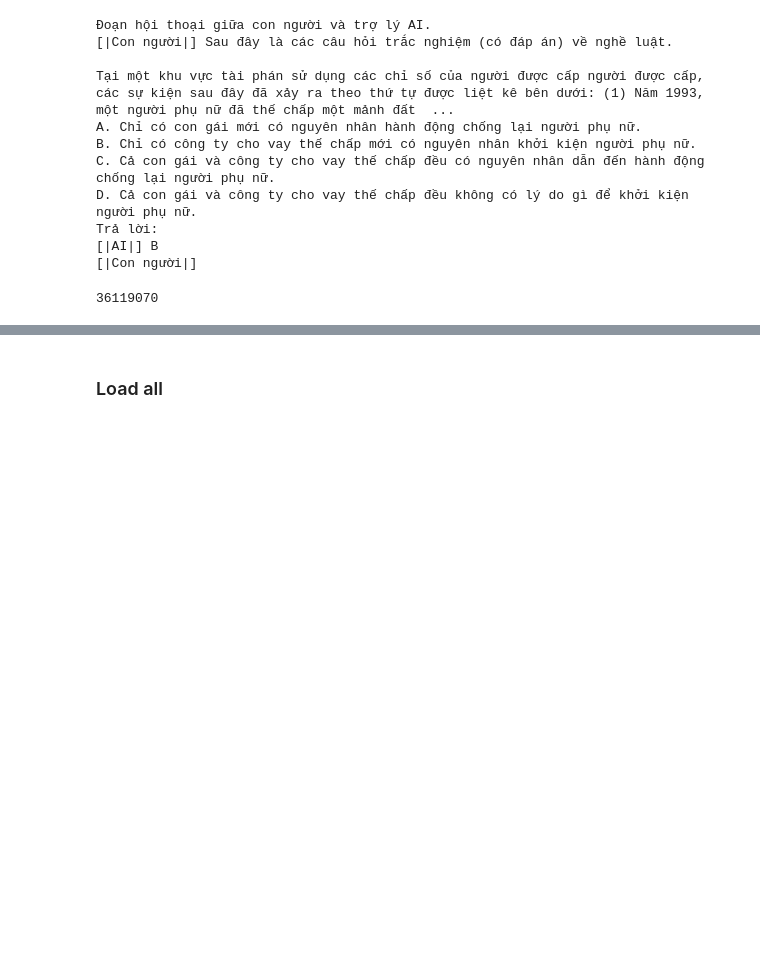
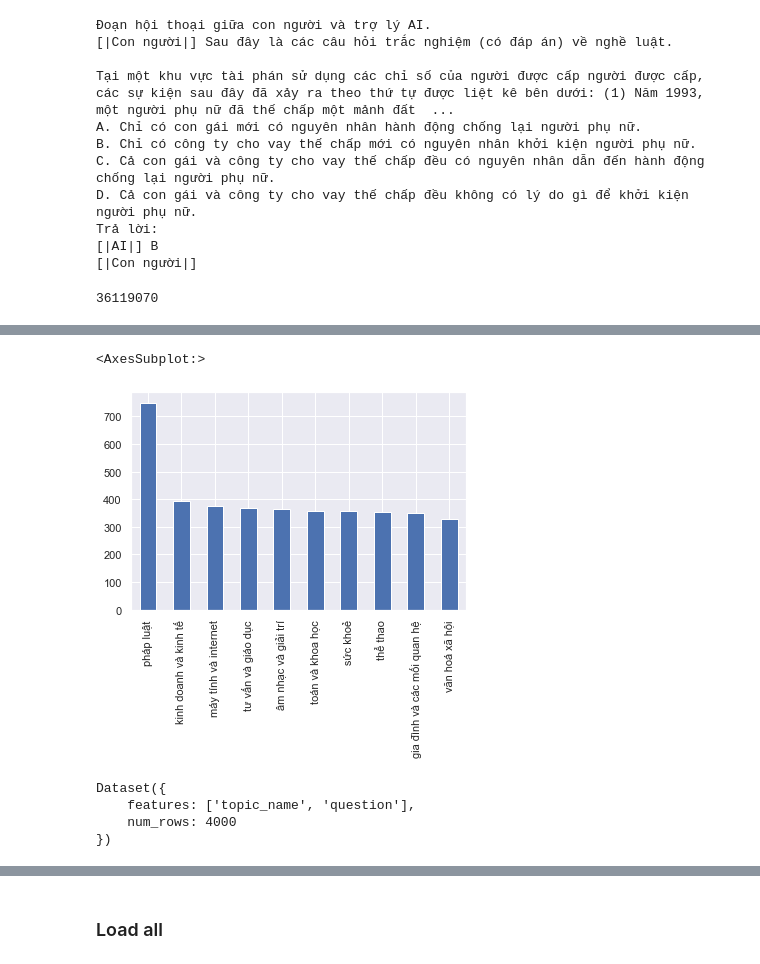
Before and after one commit to HoangHoang1408/viettel_phase_2, a Jupyter notebook: code/ipynb_files/check_data/checkdata2.ipynb, the cells around one changed output, grey strips where cells are left out. Cells and saved outputs as stored; diff of their text form; code cells hidden in the pictures; blank space fills up the shorter version.

```diff
--- a/code/ipynb_files/check_data/checkdata2.ipynb
+++ b/code/ipynb_files/check_data/checkdata2.ipynb
@@ -521,0 +625,9 @@ temp_orca.shuffle().select(range(30000)).to_json('../../../data/training_14_8/or
+# %%
+text = "Cuộc trò chuyện giữa con người và trợ lý AI.\n"
+def mapper(x):
+    return {
+        'input': text,
+        'output': x['conversation'].removeprefix(text) + '\n[|Con người|]'
+    }
+
+temp_wivi = wivi.map(mapper, batched=False, remove_columns=wivi.column_names)
@@ -546,7 +681,7 @@ str("Hello from hoang").find("hoang")
 # %% [output]
 11
 # %%
-template1 = "Dưới đây là đoạn hội thoại giữa con người và AI, cuối đoạn hội thoại là câu hỏi mới người dùng đặt ra cần được trả lời bằng cách tìm kiếm thông tin nằm trong cơ sở tri thức chung. Hãy sinh ra câu truy vấn phù hợp với đoạn hội thoại và câu hỏi mới của người dùng.\nĐoạn hội thoại:\n{conversation}\nCâu truy vần: "
+template1 = "Dưới đây là đoạn hội thoại giữa con người và AI, cuối đoạn hội thoại là câu hỏi mới người dùng đặt ra cần được trả lời bằng cách tìm kiếm thông tin nằm trong cơ sở tri thức chung. Hãy sinh ra câu truy vấn phù hợp với đoạn hội thoại và câu hỏi mới của người dùng.\nĐoạn hội thoại:\n{conversation}\nCâu truy vấn: "
 
 def mapper(x):
     ip = template1.format(
@@ -614,9 +748,10 @@ pprint(temp['gpt_translated'])
 # %%
-template1 = "Cuộc trò chuyện giữa con người và trợ lý AI.\n[|Con người|] {human}\n[|AI|] "
+text = "Cuộc trò chuyện giữa con người và trợ lý AI.\n"
 def mapper(x):
+    index = x['conversations_translated'].find('[|AI|]')
     return {
-        'input': template1.format(human=x['human_translated']),
-        'output': x['gpt_translated'] + '\n[|Con người|]'
+        'input': text + x['conversations_translated'][:index+7],
+        'output': x['conversations_translated'][index+7:] + '\n[|Con người|]'
     }
 
 temp_wizard = wizard.map(mapper)
@@ -698,0 +984,23 @@ mmlu_test.to_json('../../../data/training_21_8/eval_test/mmlu_zeroshot_test.json
+# %%
+topic_names = ["văn hoá xã hội", "toán và khoa học", "sức khoẻ", "tư vấn và giáo dục", "máy tính và internet", "thể thao", "kinh doanh và kinh tế", "âm nhạc và giải trí", "gia đình và các mối quan hệ", "pháp luật"]
+
+topic_map = {
+    str(k): v for k, v in zip(range(len(topic_names)), topic_names)
+}
+topic = Dataset.from_json('../../../data/translated/query_topic_translated.jsonl')
+topic_df = topic.to_pandas()
+topic_df = topic_df[topic_df['topic'].apply(lambda x: x != '9')]
+topic_df['topic_name'] = topic_df['topic'].apply(lambda x: topic_map[x])
+topic = Dataset.from_pandas(topic_df).select_columns(['topic_name', 'question_translated']).rename_column('question_translated', 'question').shuffle().select(range(3250))
+
+faqs = Dataset.from_json('../../../data/translated/all_faqs.json')
+def mapper(x):
+    i = x['input'].find('\nĐiều luật liên quan: ')
+    return {
+        'question': x['input'][:i].removeprefix('Câu hỏi: '),
+        'topic_name': 'pháp luật'
+    }
+faqs = faqs.map(mapper, remove_columns=faqs.column_names)
+faqs = faqs.shuffle().select(range(750))
+
+topic = concatenate_datasets([topic, faqs]).shuffle()
@@ -698,0 +1011,12 @@ mmlu_test.to_json('../../../data/training_21_8/eval_test/mmlu_zeroshot_test.json
+# %%
+topic.to_pandas()['topic_name'].value_counts().plot(kind='bar')
+# %% [output]
+<AxesSubplot:>
+[figure, added]
+# %%
+topic
+# %% [output]
+Dataset({
+    features: ['topic_name', 'question'],
+    num_rows: 4000
+})
```
Also changed, not shown: parts of 115 cells of this notebook, 4 other files.
